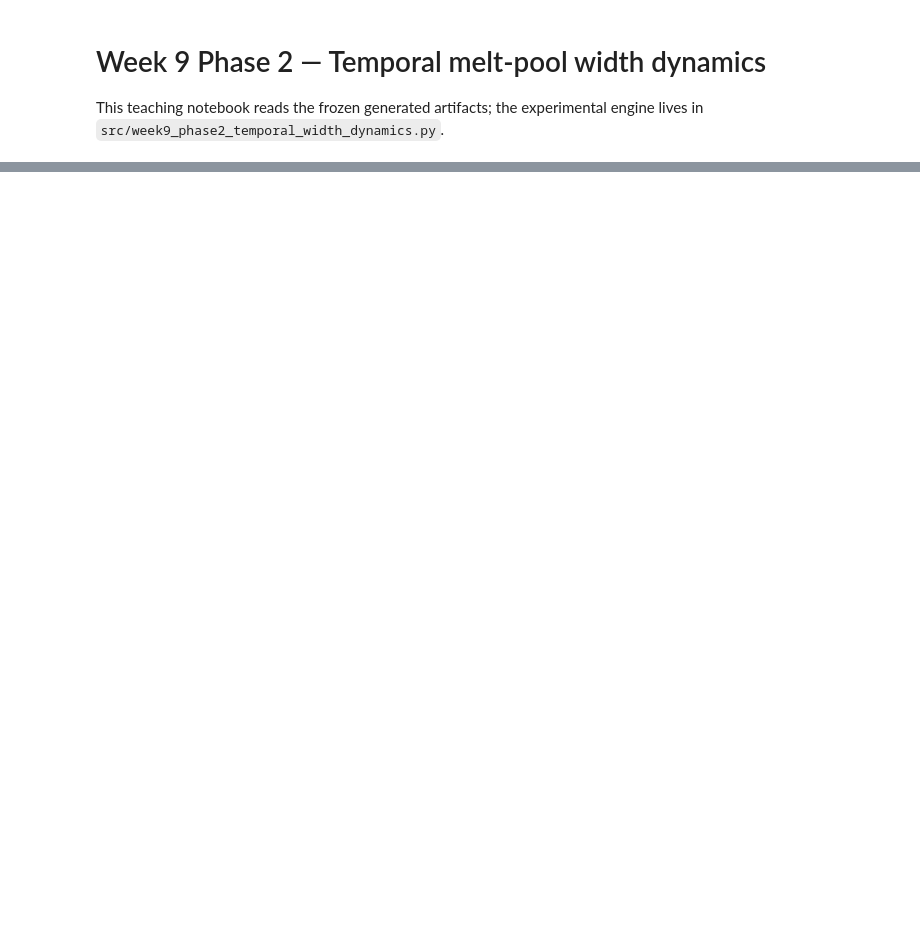
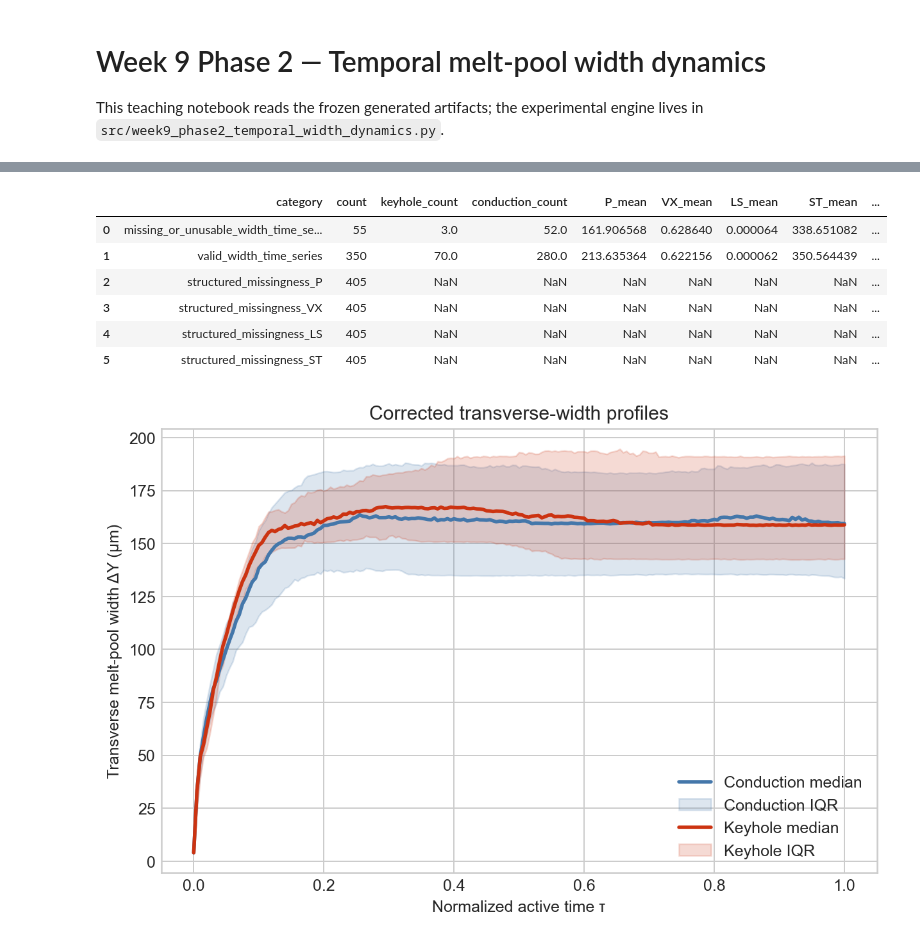
Before and after one commit to iso0/active-level-set-week1-warmup, a Jupyter notebook: notebooks/week_09/05_week9_phase2_temporal_width_dynamics.ipynb, the cells around one changed output, grey strips where cells are left out. Saved outputs shown, nothing was run; the diff lists cells and outputs as text; code cells hidden in the pictures; blank space fills up the shorter version.

Commit message:
Fix Phase 2 transverse width semantics and rerun temporal analysis

```diff
--- a/notebooks/week_09/05_week9_phase2_temporal_width_dynamics.ipynb
+++ b/notebooks/week_09/05_week9_phase2_temporal_width_dynamics.ipynb
@@ -25,0 +36,11 @@ display(pd.read_csv(OUT/'derivative_method_audit.csv').describe(include='all'))
+# %%
+display(pd.read_csv(OUT/'width_missingness_audit.csv')); display(Image(filename=OUT/'figures'/'02_class_width_profiles.png'))
+# %% [output]
+|  | category | count | keyhole_count | conduction_count | P_mean | VX_mean | LS_mean | ST_mean | ... |
+| 0 | missing_or_unusable_width_time_se... | 55 | 3.0 | 52.0 | 161.906568 | 0.628640 | 0.000064 | 338.651082 | ... |
+| 1 | valid_width_time_series | 350 | 70.0 | 280.0 | 213.635364 | 0.622156 | 0.000062 | 350.564439 | ... |
+| 2 | structured_missingness_P | 405 | NaN | NaN | NaN | NaN | NaN | NaN | ... |
+| 3 | structured_missingness_VX | 405 | NaN | NaN | NaN | NaN | NaN | NaN | ... |
+| 4 | structured_missingness_LS | 405 | NaN | NaN | NaN | NaN | NaN | NaN | ... |
+| 5 | structured_missingness_ST | 405 | NaN | NaN | NaN | NaN | NaN | NaN | ... |
+[figure, added]
```
Also changed, not shown: parts of 35 cells of this notebook, 44 other files.
